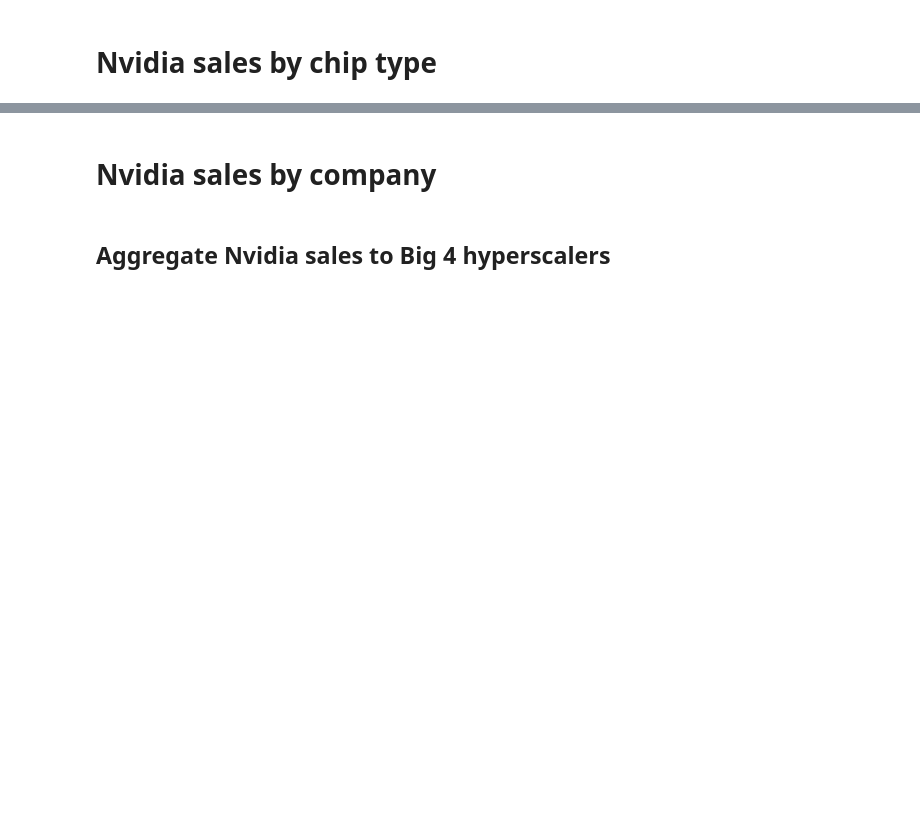
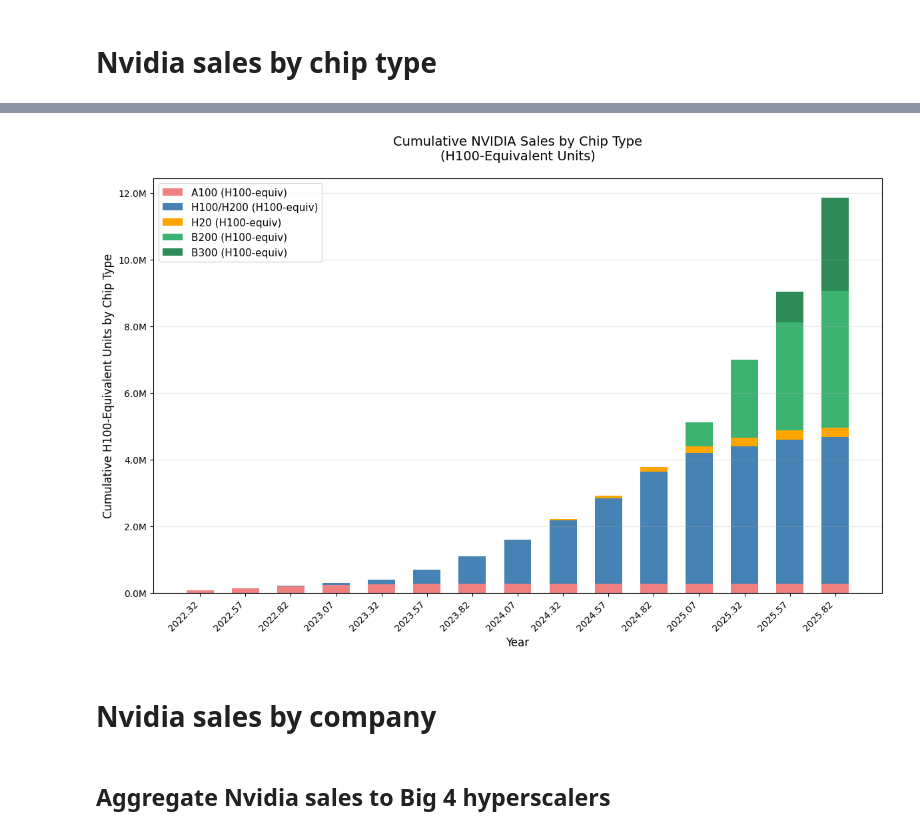
Before and after one commit to epoch-research/ai-companies, a Jupyter notebook: nvidia_estimates.ipynb, the cells around one changed output, grey strips where cells are left out. Saved outputs shown, nothing was run; the diff lists cells and outputs as text; code cells hidden in the pictures; blank space fills up the shorter version.

```diff
--- a/nvidia_estimates.ipynb
+++ b/nvidia_estimates.ipynb
@@ -608,3 +664,56 @@ plt.show()
+# %%
+# Cumulative NVIDIA Sales by Chip Type (H100-equivalent units)
+# ============================================================================
+
+# Prepare data for cumulative chart
+quarters = quarterly_chip_quantities.index.tolist()
+decimal_years = quarterly_chip_quantities['decimal_year'].values
+
+# Get median values for each chip type, converted to H100-equivalents
+chip_data = {}
+for chip in CHIP_TYPES:
+    chip_data[chip] = convert_to_h100_equivs(
+        chip,
+        quarterly_chip_quantities[f'{chip}_quantity_median'].values
+    )
+
+# Calculate cumulative sums for each chip type
+chip_data_cumulative = {}
+for chip in CHIP_TYPES:
+    chip_data_cumulative[chip] = np.cumsum(chip_data[chip])
+
+# Set up the plot
+fig, ax = plt.subplots(figsize=(12, 8))
+x = np.arange(len(quarters))
+width = 0.6
+
+# Create stacked bars for each chip type (cumulative)
+bottom = np.zeros(len(quarters))
+
+for chip in CHIP_TYPES:
+    ax.bar(x, chip_data_cumulative[chip], width, label=f'{chip} (H100-equiv)',
+           bottom=bottom, color=chip_colors[chip])
+    bottom += chip_data_cumulative[chip]
+
+# Formatting
+ax.set_ylabel('Cumulative H100-Equivalent Units by Chip Type', fontsize=12)
+ax.set_xlabel('Year', fontsize=12)
+ax.set_title('Cumulative NVIDIA Sales by Chip Type\n(H100-Equivalent Units)',
+             fontsize=14, pad=20)
+ax.set_xticks(x)
+ax.set_xticklabels([f'{y:.2f}' for y in decimal_years], rotation=45, ha='right')
+ax.yaxis.set_major_formatter(plt.FuncFormatter(lambda x, p: f'{x/1e6:.1f}M'))
+ax.grid(True, alpha=0.3, axis='y')
+
+# Add legend
+lines1, labels1 = ax.get_legend_handles_labels()
+ax.legend(lines1, labels1, fontsize=11, loc='upper left')
+
+plt.tight_layout()
+plt.savefig("visualizations/cumulative_sales_decimal_year.png", dpi=300, bbox_inches="tight")
+plt.show()
+# %% [output]
+[figure, added]
 # %% [markdown]
 # Nvidia sales by company
 # %% [markdown]
```
Also changed, not shown: parts of 34 cells of this notebook, 15 other files.
